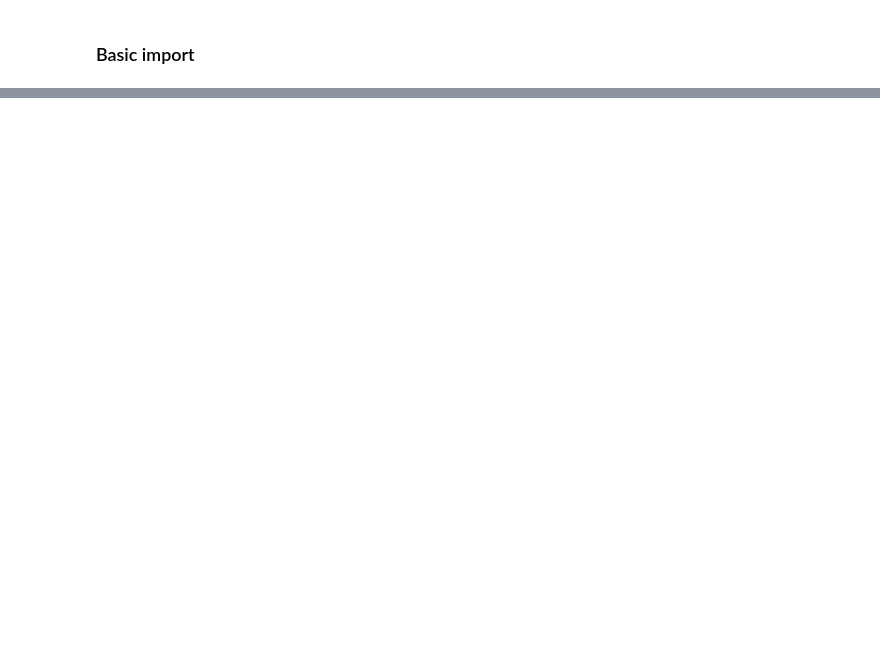
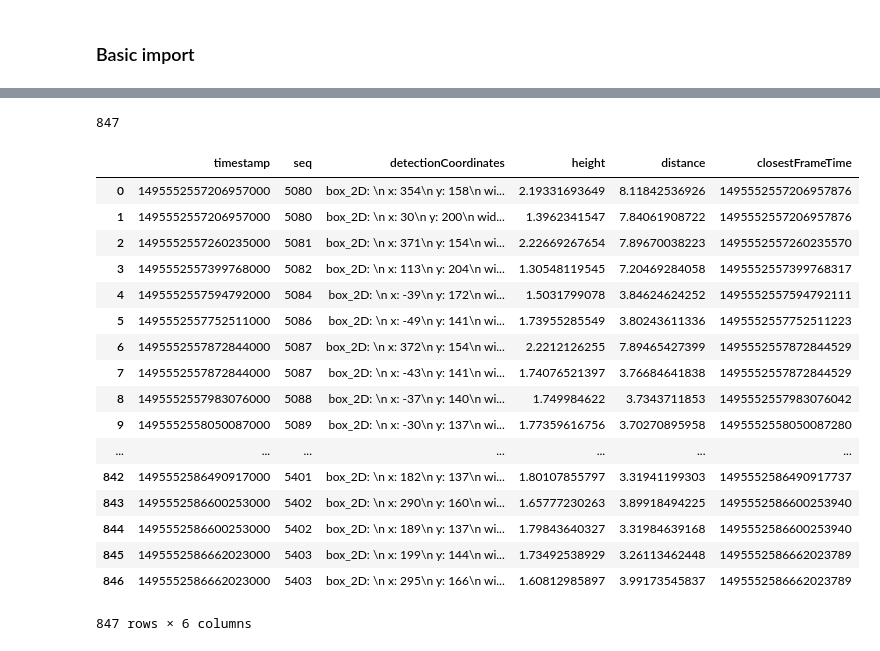
Before and after one commit to gbarrene/social_tracking, a Jupyter notebook: synchronization/Array_creation.ipynb, the cells around one changed output, grey strips where cells are left out. Saved outputs shown, nothing was run; the diff lists cells and outputs as text; code cells hidden in the pictures; blank space fills up the shorter version.

Commit message:
creation of a big dataframe with detection and the corresponding rgb frame

```diff
--- a/synchronization/Array_creation.ipynb
+++ b/synchronization/Array_creation.ipynb
@@ -112,3 +52,5 @@ detect = pd.DataFrame(data=detectTime, index=detectSeq)
+# %%
+detect = detection_extraction('../../bags/quality.bag')
 # %%
 def find_nearest(array,value):
     idx = (np.abs(array-value)).argmin()
@@ -117,6 +59,5 @@ def find_nearest(array,value):
 match_frame= []
 for index, row in detect.iterrows():
     #print index
-    #print row[0]
-    rgbSeqMatched = find_nearest(np.asarray(rgbTime), row[0])
+    rgbSeqMatched = find_nearest(np.asarray(rgbTime), int(str(row.timestamp)))
     match_frame.append(rgbSeqMatched)
@@ -123,4 +84,27 @@ for index, row in detect.iterrows():
+# %%
+len(match_frame)
+# %% [output]
+847
 # %%
-detect['match_frame'] = match_frame
+detect['closestFrameTime'] = match_frame
-# %%
-detect['seq'] = detect.index
+# %%
+detect
+# %% [output]
+|  | timestamp | seq | detectionCoordinates | height | distance | closestFrameTime |
+| 0 | 1495552557206957000 | 5080 | box_2D: \n x: 354\n y: 158\n wi... | 2.19331693649 | 8.11842536926 | 1495552557206957876 |
+| 1 | 1495552557206957000 | 5080 | box_2D: \n x: 30\n y: 200\n wid... | 1.3962341547 | 7.84061908722 | 1495552557206957876 |
+| 2 | 1495552557260235000 | 5081 | box_2D: \n x: 371\n y: 154\n wi... | 2.22669267654 | 7.89670038223 | 1495552557260235570 |
+| 3 | 1495552557399768000 | 5082 | box_2D: \n x: 113\n y: 204\n wi... | 1.30548119545 | 7.20469284058 | 1495552557399768317 |
+| 4 | 1495552557594792000 | 5084 | box_2D: \n x: -39\n y: 172\n wi... | 1.5031799078 | 3.84624624252 | 1495552557594792111 |
+| 5 | 1495552557752511000 | 5086 | box_2D: \n x: -49\n y: 141\n wi... | 1.73955285549 | 3.80243611336 | 1495552557752511223 |
+| 6 | 1495552557872844000 | 5087 | box_2D: \n x: 372\n y: 154\n wi... | 2.2212126255 | 7.89465427399 | 1495552557872844529 |
+| 7 | 1495552557872844000 | 5087 | box_2D: \n x: -43\n y: 141\n wi... | 1.74076521397 | 3.76684641838 | 1495552557872844529 |
+| 8 | 1495552557983076000 | 5088 | box_2D: \n x: -37\n y: 140\n wi... | 1.749984622 | 3.7343711853 | 1495552557983076042 |
+| 9 | 1495552558050087000 | 5089 | box_2D: \n x: -30\n y: 137\n wi... | 1.77359616756 | 3.70270895958 | 1495552558050087280 |
+| ... | ... | ... | ... | ... | ... | ... |
+| 842 | 1495552586490917000 | 5401 | box_2D: \n x: 182\n y: 137\n wi... | 1.80107855797 | 3.31941199303 | 1495552586490917737 |
+| 843 | 1495552586600253000 | 5402 | box_2D: \n x: 290\n y: 160\n wi... | 1.65777230263 | 3.89918494225 | 1495552586600253940 |
+| 844 | 1495552586600253000 | 5402 | box_2D: \n x: 189\n y: 137\n wi... | 1.79843640327 | 3.31984639168 | 1495552586600253940 |
+| 845 | 1495552586662023000 | 5403 | box_2D: \n x: 199\n y: 144\n wi... | 1.73492538929 | 3.26113462448 | 1495552586662023789 |
+| 846 | 1495552586662023000 | 5403 | box_2D: \n x: 295\n y: 166\n wi... | 1.60812985897 | 3.99173545837 | 1495552586662023789 |
+847 rows × 6 columns
```
Also changed, not shown: parts of 19 cells of this notebook.
